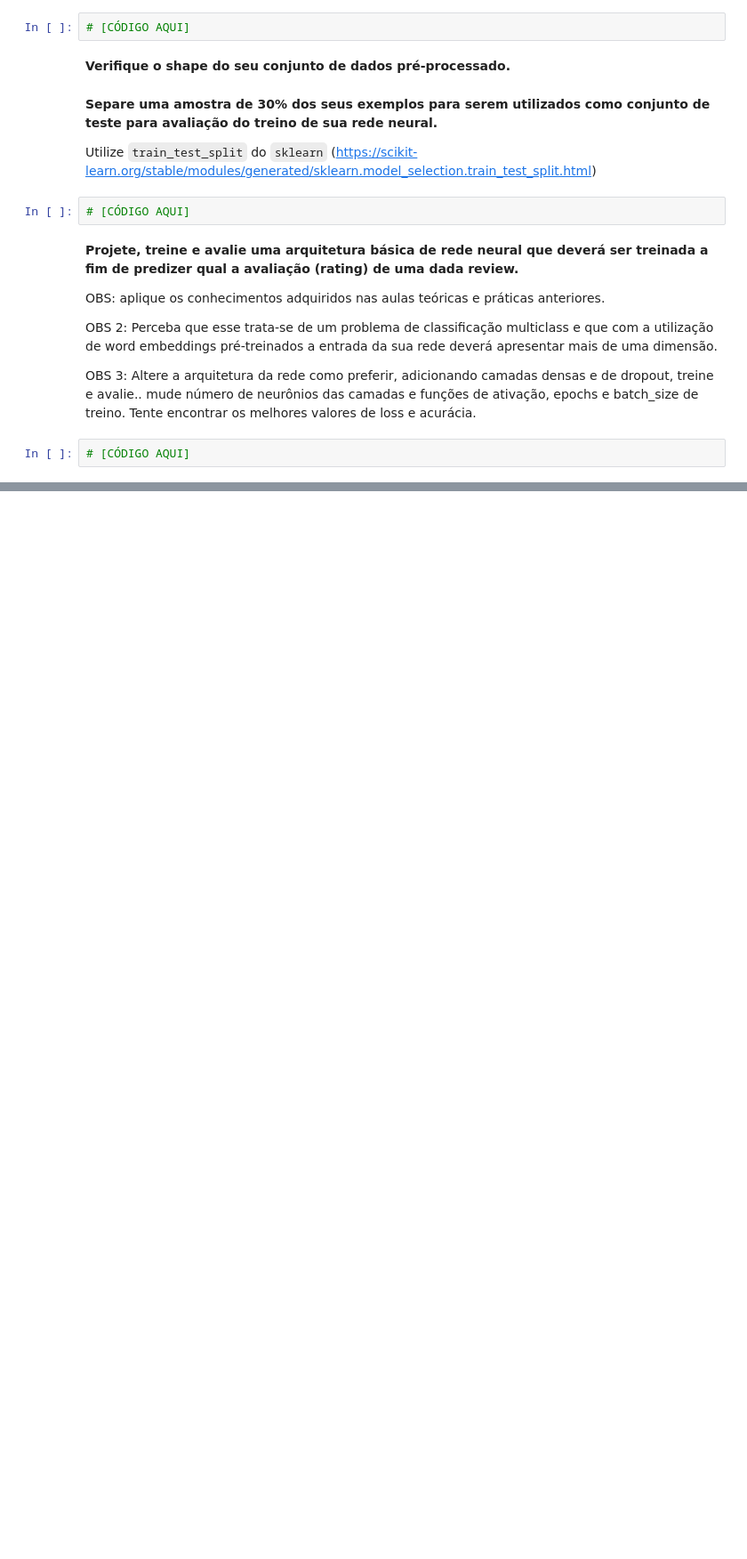
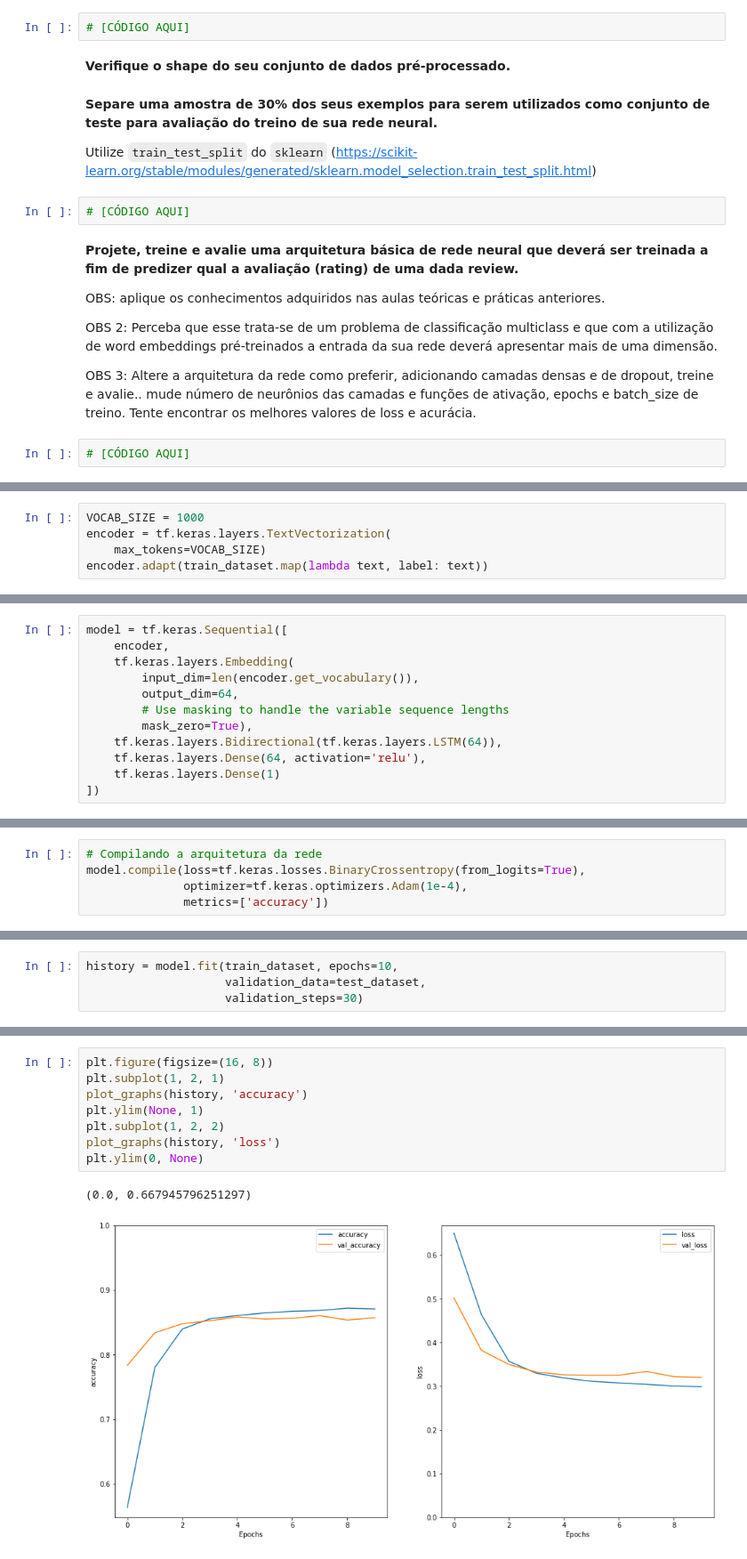
Before and after one commit to ProfLuciano/text_mining, a Jupyter notebook: notebooks/aula-02-exerc-prop-representa-o-de-caracter-sticas-textuais.ipynb, the cells around one changed output, grey strips where cells are left out. Shown: that part at 89% size. Drawn from its saved outputs; the diff is of its cells as text; blank space fills up the shorter version.

```diff
--- a/notebooks/aula-02-exerc-prop-representa-o-de-caracter-sticas-textuais.ipynb
+++ b/notebooks/aula-02-exerc-prop-representa-o-de-caracter-sticas-textuais.ipynb
@@ -347,0 +412,5 @@ OBS 3: Altere a arquitetura da rede como preferir, adicionando camadas densas e
+# %%
+VOCAB_SIZE = 1000
+encoder = tf.keras.layers.TextVectorization(
+    max_tokens=VOCAB_SIZE)
+encoder.adapt(train_dataset.map(lambda text, label: text))
@@ -347,0 +451,12 @@ OBS 3: Altere a arquitetura da rede como preferir, adicionando camadas densas e
+# %%
+model = tf.keras.Sequential([
+    encoder,
+    tf.keras.layers.Embedding(
+        input_dim=len(encoder.get_vocabulary()),
+        output_dim=64,
+        # Use masking to handle the variable sequence lengths
+        mask_zero=True),
+    tf.keras.layers.Bidirectional(tf.keras.layers.LSTM(64)),
+    tf.keras.layers.Dense(64, activation='relu'),
+    tf.keras.layers.Dense(1)
+])
@@ -347,0 +486,5 @@ OBS 3: Altere a arquitetura da rede como preferir, adicionando camadas densas e
+# %%
+# Compilando a arquitetura da rede
+model.compile(loss=tf.keras.losses.BinaryCrossentropy(from_logits=True),
+              optimizer=tf.keras.optimizers.Adam(1e-4),
+              metrics=['accuracy'])
@@ -347,0 +493,4 @@ OBS 3: Altere a arquitetura da rede como preferir, adicionando camadas densas e
+# %%
+history = model.fit(train_dataset, epochs=10,
+                    validation_data=test_dataset,
+                    validation_steps=30)
@@ -347,0 +527,11 @@ OBS 3: Altere a arquitetura da rede como preferir, adicionando camadas densas e
+# %%
+plt.figure(figsize=(16, 8))
+plt.subplot(1, 2, 1)
+plot_graphs(history, 'accuracy')
+plt.ylim(None, 1)
+plt.subplot(1, 2, 2)
+plot_graphs(history, 'loss')
+plt.ylim(0, None)
+# %% [output]
+(0.0, 0.667945796251297)
+[figure, added]
```
Also changed, not shown: parts of 22 cells of this notebook.
